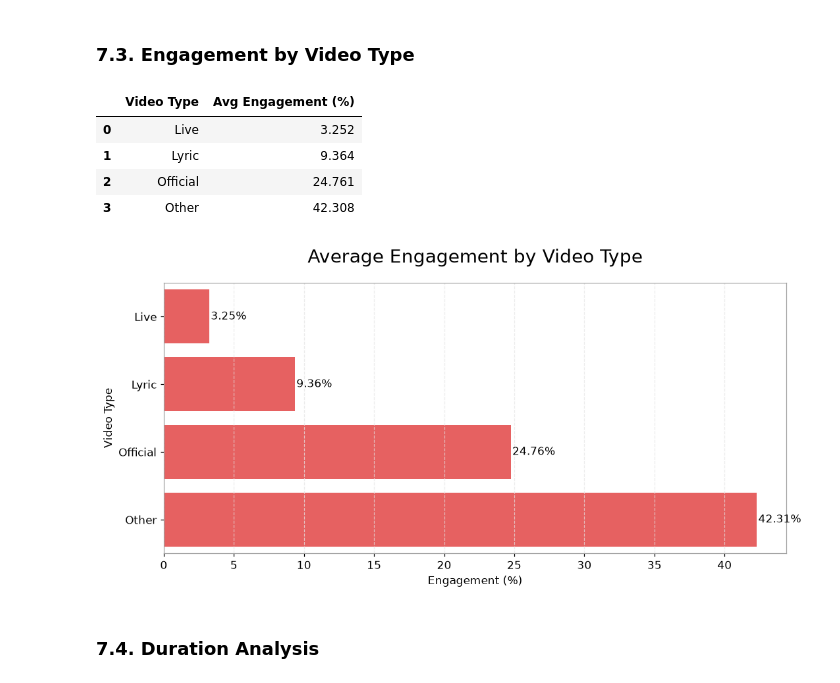
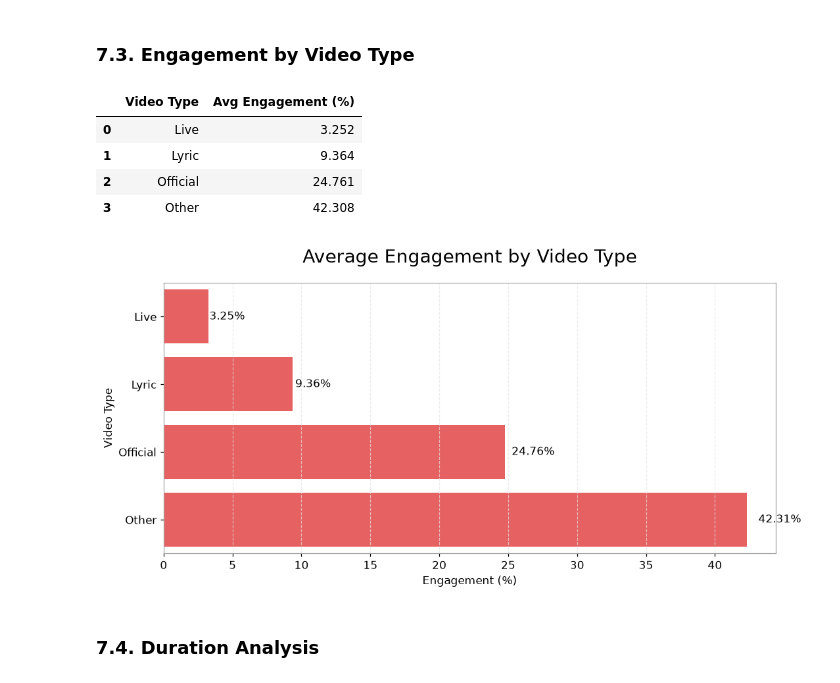
Before and after one commit to adroguetth/youtube-music-charts-intelligence, a Jupyter notebook: notebook_en/weekly/youtube_charts_2026-W46.ipynb, the cells around one changed output. Drawn from its saved outputs; the diff is of its cells as text; code cells hidden in the pictures.

```diff
--- a/notebook_en/weekly/youtube_charts_2026-W46.ipynb
+++ b/notebook_en/weekly/youtube_charts_2026-W46.ipynb
@@ -541,36 +684,28 @@ plt.tight_layout(); plt.show()
 # %%
 engagement_by_type = df_video.groupby('video_type')['engagement'].mean().reset_index()
 engagement_by_type.columns = ['Video Type', 'Avg Engagement (%)']
 display(engagement_by_type)
 
 fig, ax = plt.subplots(figsize=(10, 5))
 fig.patch.set_facecolor(YT_BG); ax.set_facecolor(YT_BG)
 
 sns.barplot(data=engagement_by_type, y='Video Type', x='Avg Engagement (%)', ax=ax, color=YT_RED, errorbar=None)
 
-ax.set_title('Average Engagement by Video Type', fontsize=18, color=YT_TEXT, loc='center', pad=20)
+ax.set_title('Average Engagement by Video Type', fontsize=TITLE_FONT_SIZE, color=YT_TEXT, loc='center', pad=20)
 ax.set_xlabel('Engagement (%)', fontsize=11, color=YT_TEXT)
 ax.set_ylabel('Video Type', fontsize=11, color=YT_TEXT)
 
-for spine in ax.spines.values():
-    spine.set_color(BORDER_COLOR)
-    spine.set_linewidth(0.8)
-ax.tick_params(colors=YT_TEXT, labelsize=11)
-ax.xaxis.grid(True, color=YT_GRID, linestyle='--', alpha=0.7)
-
-for p in ax.patches:
-    width = p.get_width()
-    ax.text(width + 0.1, p.get_y() + p.get_height()/2,
-            f'{width:.2f}%', ha='left', va='center', fontsize=11, color=YT_TEXT)
+style_axes(ax, grid_axis='x')
+add_bar_labels(ax, fmt='{:.2f}', suffix='%', horizontal=True)
 
 plt.tight_layout(); plt.show()
 # %% [output]
 |  | Video Type | Avg Engagement (%) |
 | 0 | Live | 3.252 |
 | 1 | Lyric | 9.364 |
 | 2 | Official | 24.761 |
 | 3 | Other | 42.308 |
-[figure, old version]
+[figure, new version]
 # %% [markdown]
 ### 7.4. Duration Analysis
 # %%
```
Also changed, not shown: parts of 21 cells of this notebook, 1 other file.
